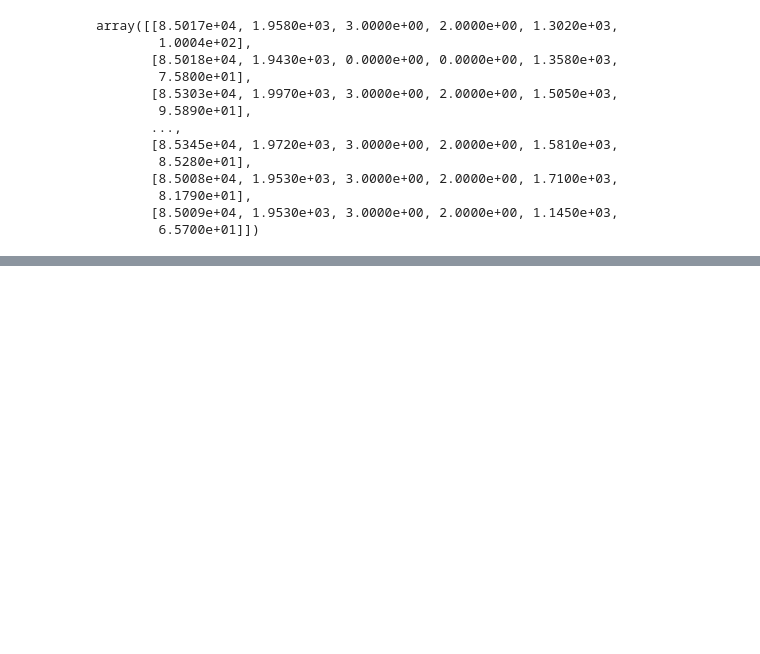
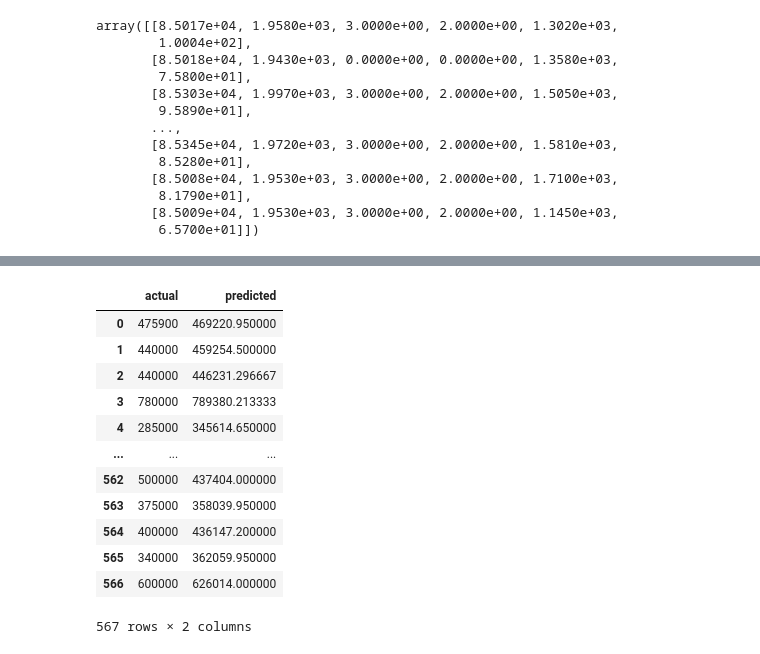
Before and after one commit to josephawanis30/MachineLearningRealEstatePredictions, a Jupyter notebook: RandomForestRegressor.ipynb, the cells around one changed output, grey strips where cells are left out. Cells and saved outputs as stored; diff of their text form; code cells hidden in the pictures; blank space fills up the shorter version.

Commit message:
Modified RandomForestRegressor note book

```diff
--- a/RandomForestRegressor.ipynb
+++ b/RandomForestRegressor.ipynb
@@ -112,3 +112,3 @@ X_test_scaled = X_scaler.transform(X_test)
 # %%
-clf = RandomForestRegressor().fit(X_train_scaled, y_train)
+clf = RandomForestRegressor().fit(X_train, y_train)
 # %%
@@ -119,0 +120,3 @@ Testing Score: 0.7101169968225822
+# %%
+predicted=clf.predict(X_test)
+predicted
@@ -119,0 +141,20 @@ Testing Score: 0.7101169968225822
+# %%
+comparison_df=pd.DataFrame(
+{'actual':y_test,
+ 'predicted': predicted
+})
+comparison_df
+# %% [output]
+|  | actual | predicted |
+| 0 | 475900 | 469220.950000 |
+| 1 | 440000 | 459254.500000 |
+| 2 | 440000 | 446231.296667 |
+| 3 | 780000 | 789380.213333 |
+| 4 | 285000 | 345614.650000 |
+| ... | ... | ... |
+| 562 | 500000 | 437404.000000 |
+| 563 | 375000 | 358039.950000 |
+| 564 | 400000 | 436147.200000 |
+| 565 | 340000 | 362059.950000 |
+| 566 | 600000 | 626014.000000 |
+567 rows × 2 columns
```
Also changed, not shown: parts of 8 cells of this notebook.
